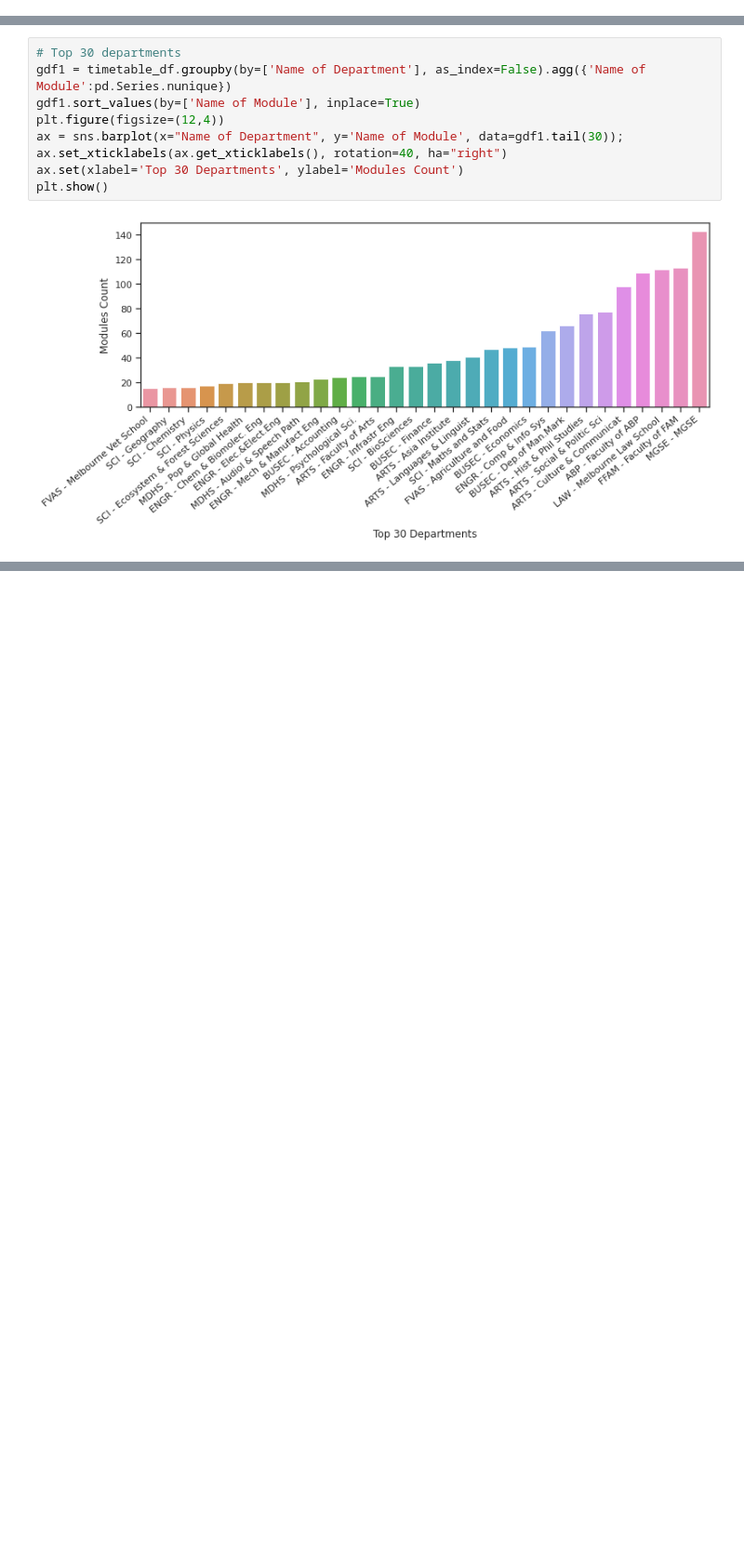
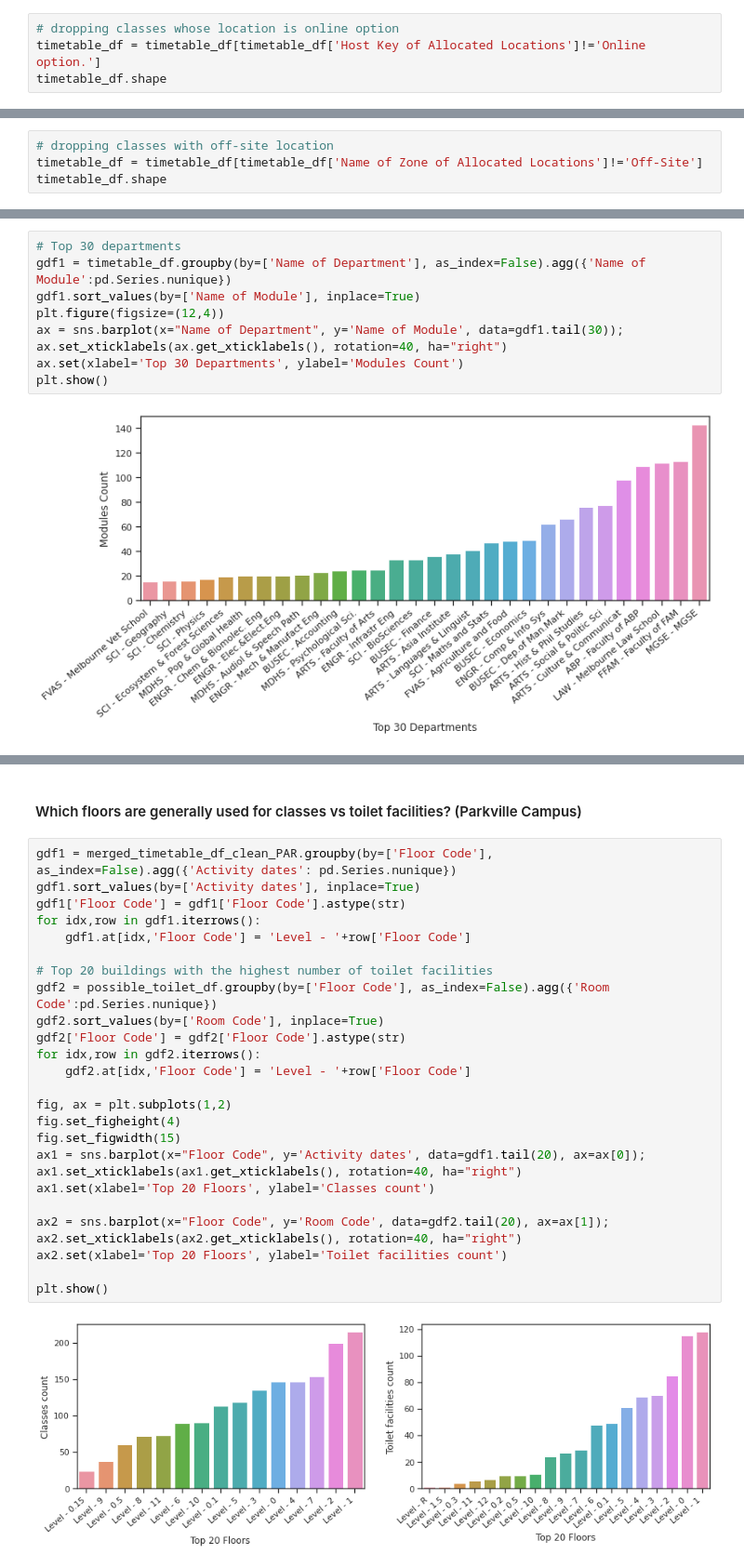
Before and after one commit to abhinavcreed13/project-space-optimisation-group-3, a Jupyter notebook: notebooks/exploratory-data-analysis.ipynb, the cells around one changed output, grey strips where cells are left out. Shown at 93% size. Saved outputs shown, nothing was run; the diff lists cells and outputs as text; blank space fills up the shorter version.

```diff
--- a/notebooks/exploratory-data-analysis.ipynb
+++ b/notebooks/exploratory-data-analysis.ipynb
@@ -1001,0 +1005,4 @@ timetable_df.head()
+# %%
+# dropping classes whose location is online option
+timetable_df = timetable_df[timetable_df['Host Key of Allocated Locations']!='Online option.']
+timetable_df.shape
@@ -1001,0 +1011,4 @@ timetable_df.head()
+# %%
+# dropping classes with off-site location
+timetable_df = timetable_df[timetable_df['Name of Zone of Allocated Locations']!='Off-Site']
+timetable_df.shape
@@ -1078,0 +1164,30 @@ plt.show()
+# %% [markdown]
+#### Which floors are generally used for classes vs toilet facilities? (Parkville Campus)
+# %%
+gdf1 = merged_timetable_df_clean_PAR.groupby(by=['Floor Code'], as_index=False).agg({'Activity dates': pd.Series.nunique})
+gdf1.sort_values(by=['Activity dates'], inplace=True)
+gdf1['Floor Code'] = gdf1['Floor Code'].astype(str)
+for idx,row in gdf1.iterrows():
+    gdf1.at[idx,'Floor Code'] = 'Level - '+row['Floor Code']
+
+# Top 20 buildings with the highest number of toilet facilities
+gdf2 = possible_toilet_df.groupby(by=['Floor Code'], as_index=False).agg({'Room Code':pd.Series.nunique})
+gdf2.sort_values(by=['Room Code'], inplace=True)
+gdf2['Floor Code'] = gdf2['Floor Code'].astype(str)
+for idx,row in gdf2.iterrows():
+    gdf2.at[idx,'Floor Code'] = 'Level - '+row['Floor Code']
+
+fig, ax = plt.subplots(1,2)
+fig.set_figheight(4)
+fig.set_figwidth(15)
+ax1 = sns.barplot(x="Floor Code", y='Activity dates', data=gdf1.tail(20), ax=ax[0]);
+ax1.set_xticklabels(ax1.get_xticklabels(), rotation=40, ha="right")
+ax1.set(xlabel='Top 20 Floors', ylabel='Classes count')
+
+ax2 = sns.barplot(x="Floor Code", y='Room Code', data=gdf2.tail(20), ax=ax[1]);
+ax2.set_xticklabels(ax2.get_xticklabels(), rotation=40, ha="right")
+ax2.set(xlabel='Top 20 Floors', ylabel='Toilet facilities count')
+
+plt.show()
+# %% [output]
+[figure, added]
```
Also changed, not shown: parts of 20 cells of this notebook.
